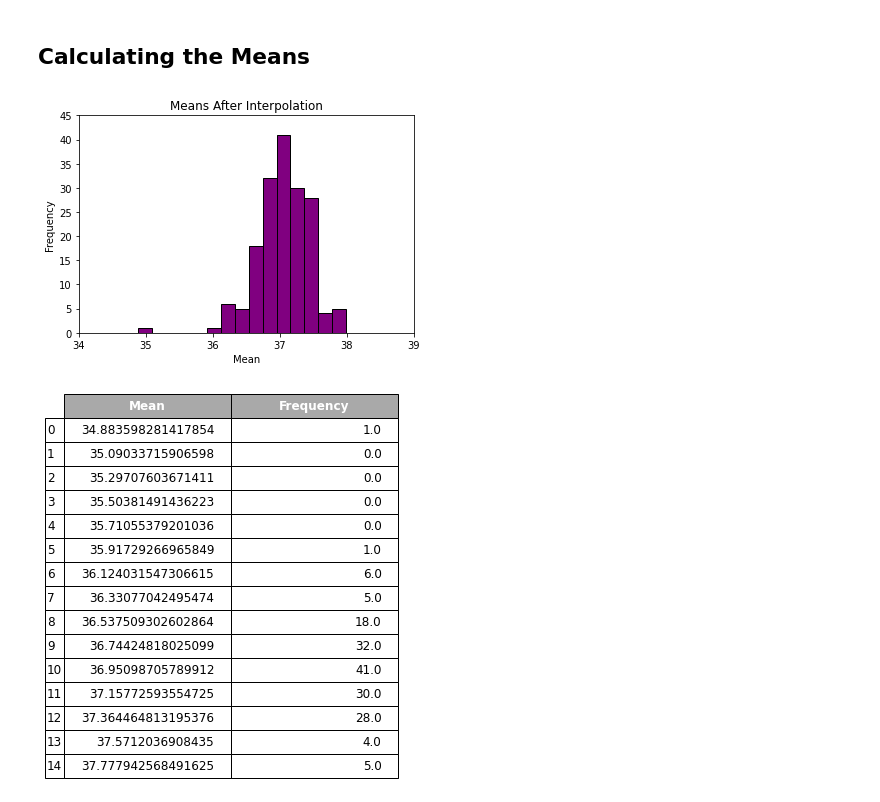
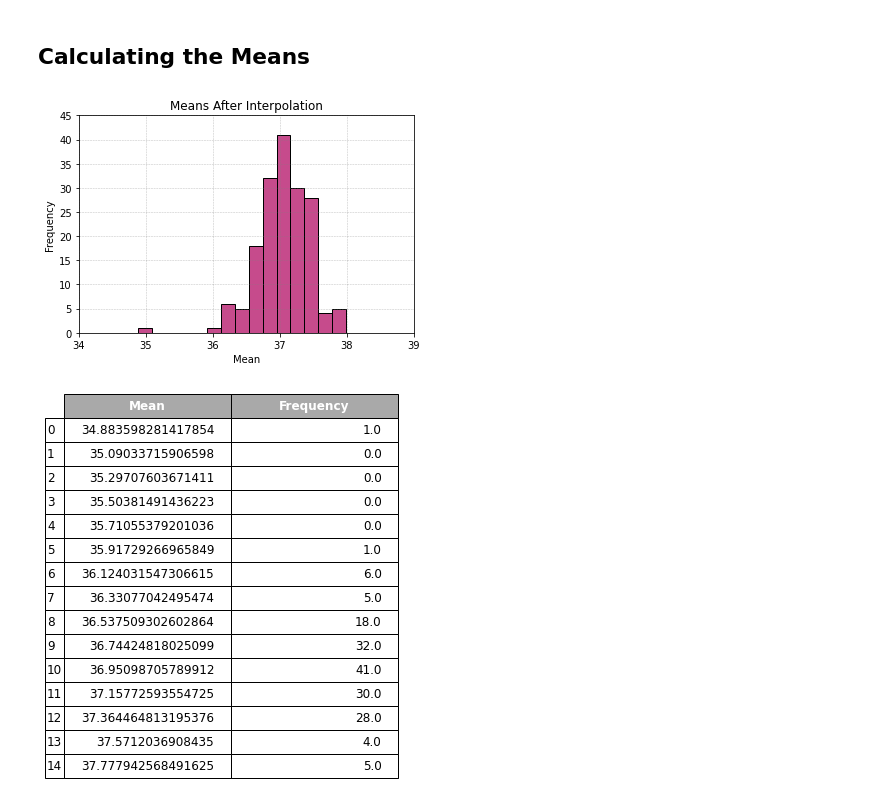
Before and after one commit to sheyaa/caterpillar_mset, a Jupyter notebook: Time_Series_and_Mean-Interpolation.ipynb, the cells around one changed output. Cells and saved outputs as stored; diff of their text form; code cells hidden in the pictures.

Commit message:
Changed color

```diff
--- a/Time_Series_and_Mean-Interpolation.ipynb
+++ b/Time_Series_and_Mean-Interpolation.ipynb
@@ -123,21 +123,23 @@ df_means
 # %%
 filtered_df
 # %%
-mean_hist_int = plt.hist(mean_values, bins=15, color='purple', edgecolor='black')
+mean_hist_int = plt.hist(mean_values, bins=15, color='#C64B8C', edgecolor='black')
 # Set the y-axis limit
+plt.grid(True, linestyle='--', linewidth=0.5, color='gray', alpha=0.5)
 plt.ylim(0,45)
 plt.xlim(34,39)
+
 
 # Adding x and y labels
 plt.xlabel('Mean')
 plt.ylabel('Frequency')
 plt.title('Means After Interpolation')
 
 # Saving the Image
 filename1 = "Means_Inter_histogram.png"   # saving the file as the name of the mouse
 plt.savefig(filename1, facecolor='white')
 # %% [output]
-[figure, old version]
+[figure, new version]
 # %%
 histogram, bin_edges = np.histogram(mean_values, bins=15)
 
```
Also changed, not shown: 1 other file.
